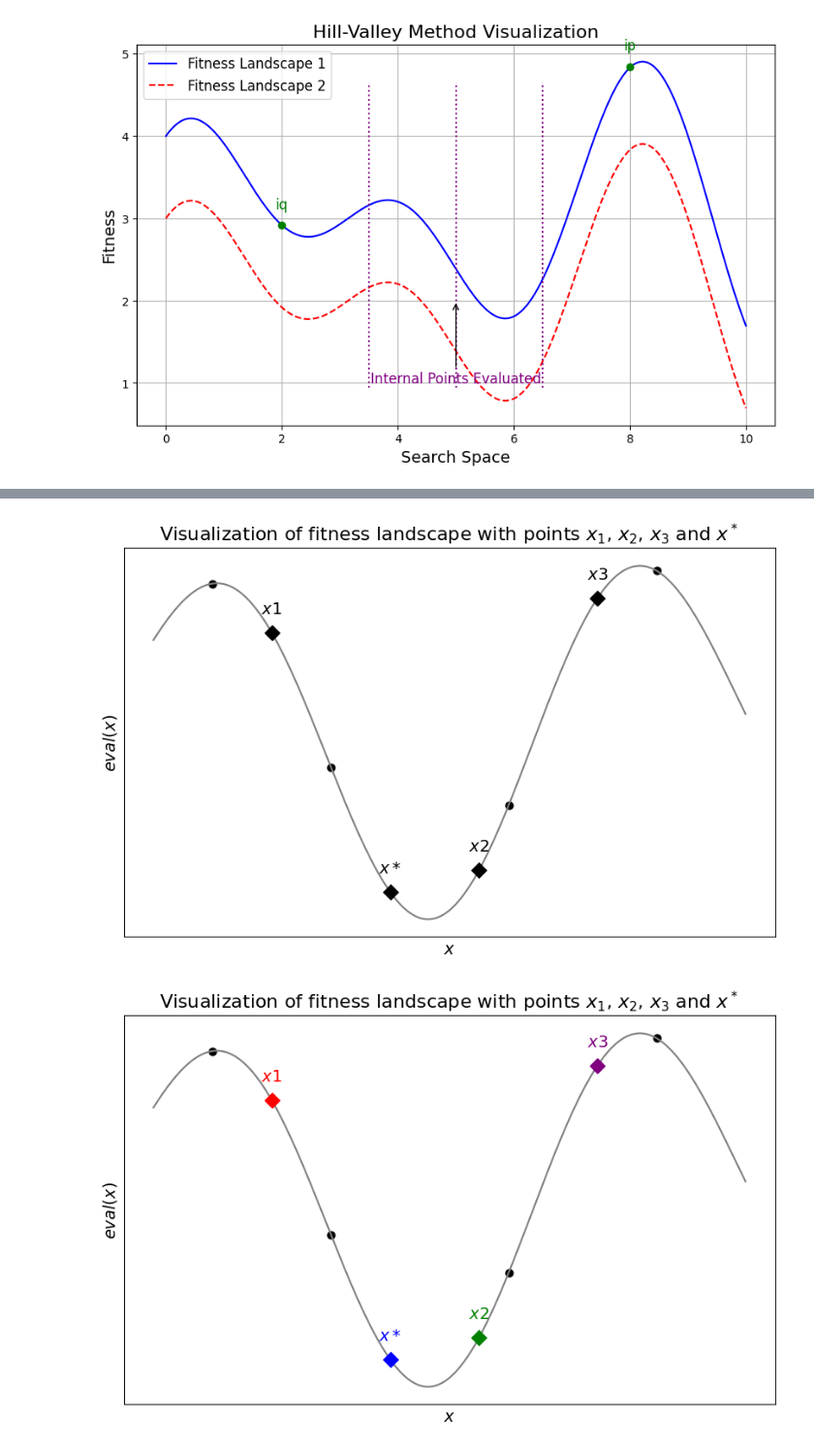
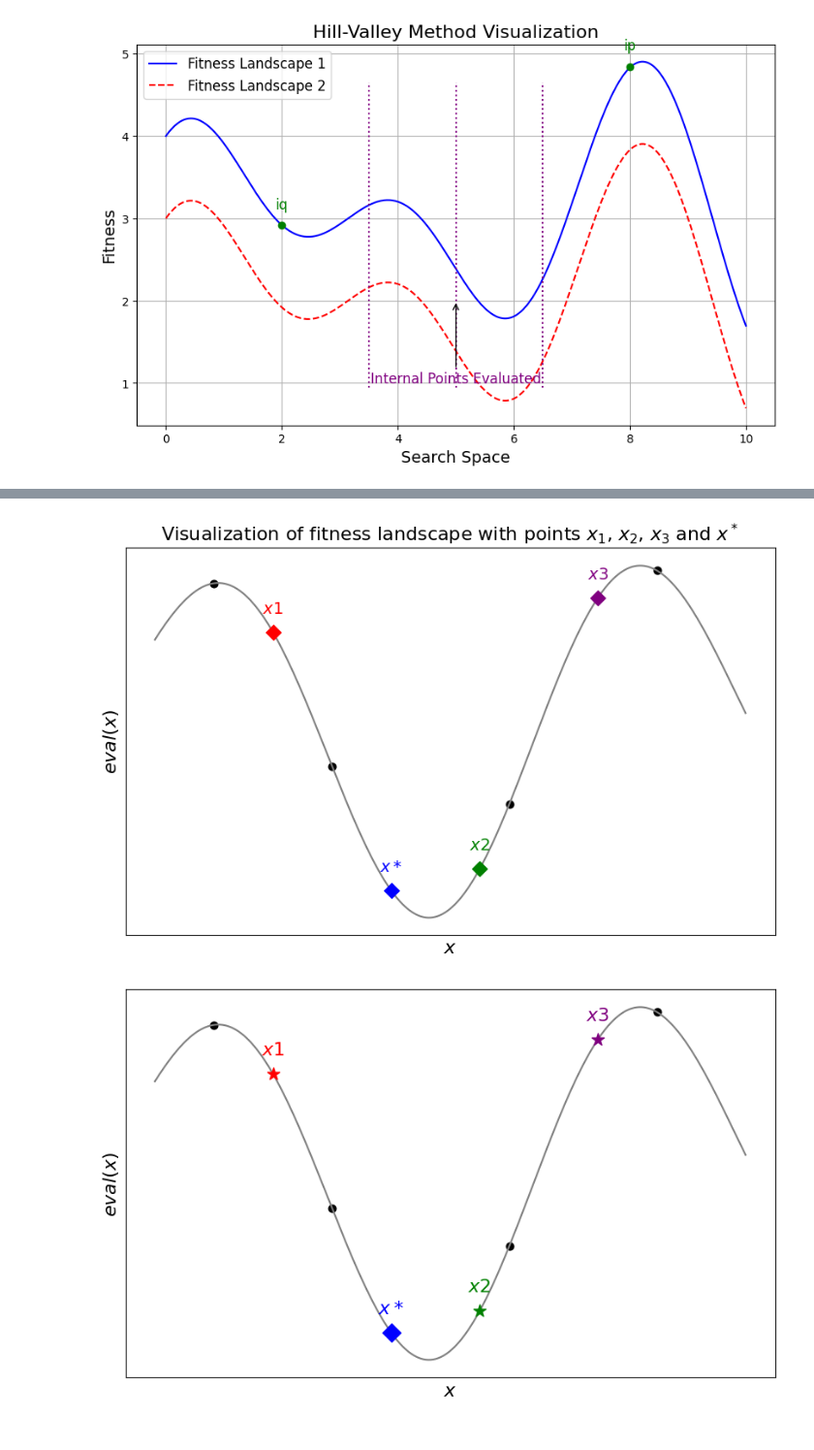
Before and after one commit to MehrdadJalali-AI/LotusEffectAlgorithm, a Jupyter notebook: Plots.ipynb, the cells around one changed output, grey strips where cells are left out. Shown at 97% size. Saved outputs shown, nothing was run; the diff lists cells and outputs as text; code cells hidden in the pictures.

```diff
--- a/Plots.ipynb
+++ b/Plots.ipynb
@@ -101,18 +56,19 @@ fig, ax = plt.subplots(figsize=(10, 6))
 # Plot the fitness landscape
 ax.plot(x, y, color='gray')
 
-# Define points similar to the image provided
+# Define points similar to the image provided with unique colors
 points = {
     'x1': (2, np.sin(2) + np.cos(0.7*2)),
     'x*': (4, np.sin(4) + np.cos(0.7*4)),
     'x2': (5.5, np.sin(5.5) + np.cos(0.7*5.5)),
     'x3': (7.5, np.sin(7.5) + np.cos(0.7*7.5)),
 }
+colors = ['red', 'blue', 'green', 'purple']
 
-# Plot the marked points with diamond shapes and labels
-for label, (px, py) in points.items():
-    ax.scatter(px, py, marker='D', color='black', s=80, zorder=5)
-    ax.text(px, py + 0.2, f'${label}$', fontsize=14, ha='center')
+# Plot the marked points with diamond shapes, labels, and different colors
+for (label, (px, py)), color in zip(points.items(), colors):
+    ax.scatter(px, py, marker='D', color=color, s=80, zorder=5)
+    ax.text(px, py + 0.2, f'${label}$', fontsize=14, ha='center', color=color)
 
 # Add some random intermediate points as black dots
 intermediate_x = [1, 3, 6, 8.5]
@@ -120,8 +76,8 @@ intermediate_y = [np.sin(xi) + np.cos(0.7*xi) for xi in intermediate_x]
 ax.scatter(intermediate_x, intermediate_y, color='black', s=40)
 
 # Labels and titles
-ax.set_xlabel('$x$', fontsize=14)
-ax.set_ylabel('$eval(x)$', fontsize=14)
+ax.set_xlabel('$x$', fontsize=16)
+ax.set_ylabel('$eval(x)$', fontsize=16)
 ax.set_title('Visualization of fitness landscape with points $x_1$, $x_2$, $x_3$ and $x^*$', fontsize=16)
 
 # Removing x,y ticks to match style
@@ -133,7 +89,7 @@ ax.grid(True, linestyle='--', alpha=0.5)
 
 plt.show()
 # %% [output]
-[figure, old version]
+[figure, new version]
 # %%
 import matplotlib.pyplot as plt
 import numpy as np
@@ -145,39 +101,40 @@ y = np.sin(x) + np.cos(0.7*x)
 fig, ax = plt.subplots(figsize=(10, 6))
 
 # Plot the fitness landscape
 ax.plot(x, y, color='gray')
 
-# Define points similar to the image provided with unique colors
+# Define points similar to the image provided with unique colors and markers
 points = {
     'x1': (2, np.sin(2) + np.cos(0.7*2)),
     'x*': (4, np.sin(4) + np.cos(0.7*4)),
     'x2': (5.5, np.sin(5.5) + np.cos(0.7*5.5)),
     'x3': (7.5, np.sin(7.5) + np.cos(0.7*7.5)),
 }
 colors = ['red', 'blue', 'green', 'purple']
+markers = ['*', 'D', '*', '*']
 
-# Plot the marked points with diamond shapes, labels, and different colors
-for (label, (px, py)), color in zip(points.items(), colors):
-    ax.scatter(px, py, marker='D', color=color, s=80, zorder=5)
-    ax.text(px, py + 0.2, f'${label}$', fontsize=14, ha='center', color=color)
+# Plot the marked points with specified markers, labels, and different colors
+for (label, (px, py)), color, marker in zip(points.items(), colors, markers):
+    ax.scatter(px, py, marker=marker, color=color, s=120, zorder=5)
+    ax.text(px, py + 0.2, f'${label}$', fontsize=16, ha='center', color=color)
 
 # Add some random intermediate points as black dots
 intermediate_x = [1, 3, 6, 8.5]
 intermediate_y = [np.sin(xi) + np.cos(0.7*xi) for xi in intermediate_x]
 ax.scatter(intermediate_x, intermediate_y, color='black', s=40)
 
 # Labels and titles
-ax.set_xlabel('$x$', fontsize=14)
-ax.set_ylabel('$eval(x)$', fontsize=14)
-ax.set_title('Visualization of fitness landscape with points $x_1$, $x_2$, $x_3$ and $x^*$', fontsize=16)
+ax.set_xlabel('$x$', fontsize=16)
+ax.set_ylabel('$eval(x)$', fontsize=16)
+#ax.set_title('Visualization of fitness landscape with points $x_1$, $x_2$, $x_3$ and $x^*$', fontsize=16)
 
 # Removing x,y ticks to match style
 ax.set_xticks([])
 ax.set_yticks([])
 
 # Add grid for clarity
 ax.grid(True, linestyle='--', alpha=0.5)
 
 plt.show()
 # %% [output]
-[figure, old version]
+[figure, new version]
```
Also changed, not shown: parts of 3 cells of this notebook.
